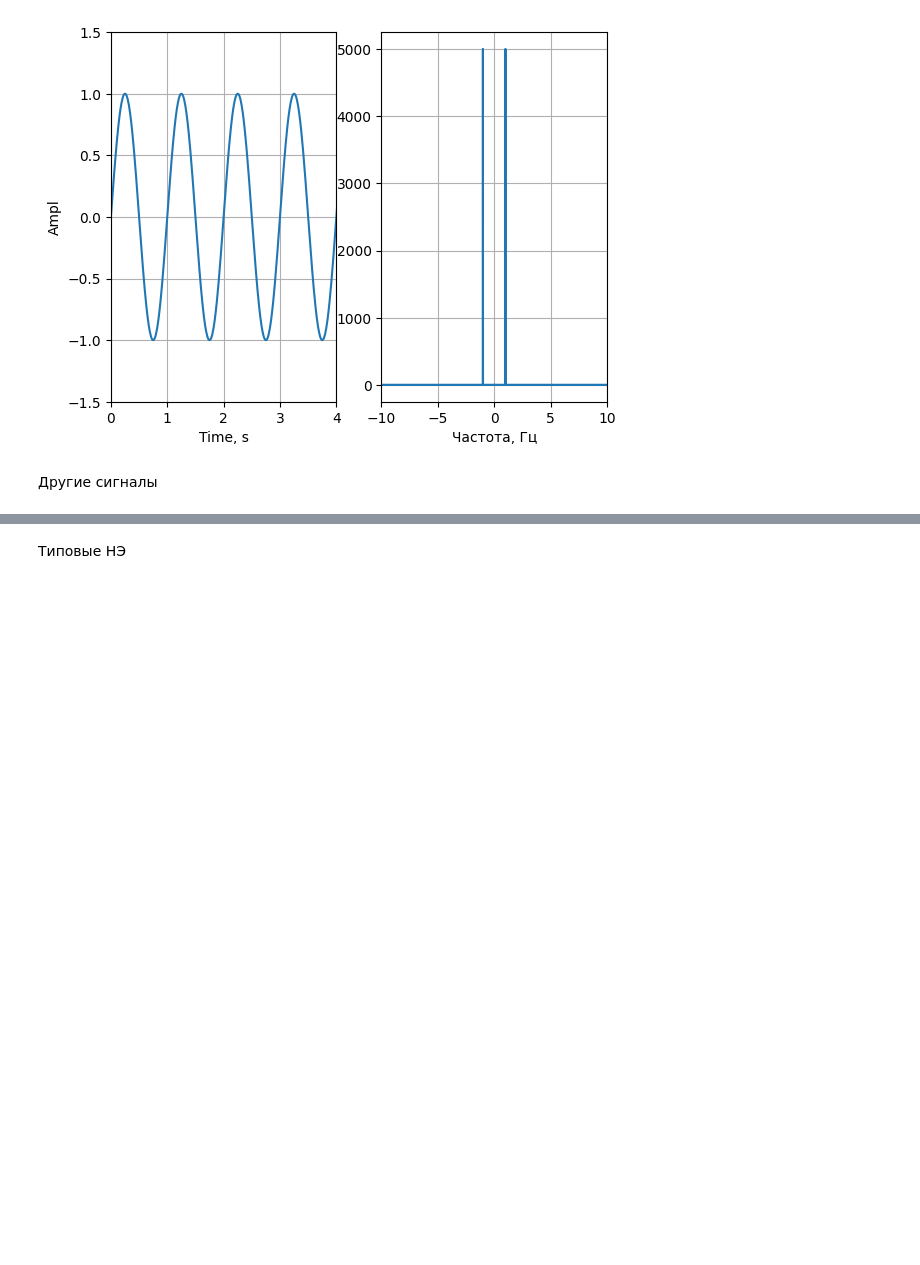
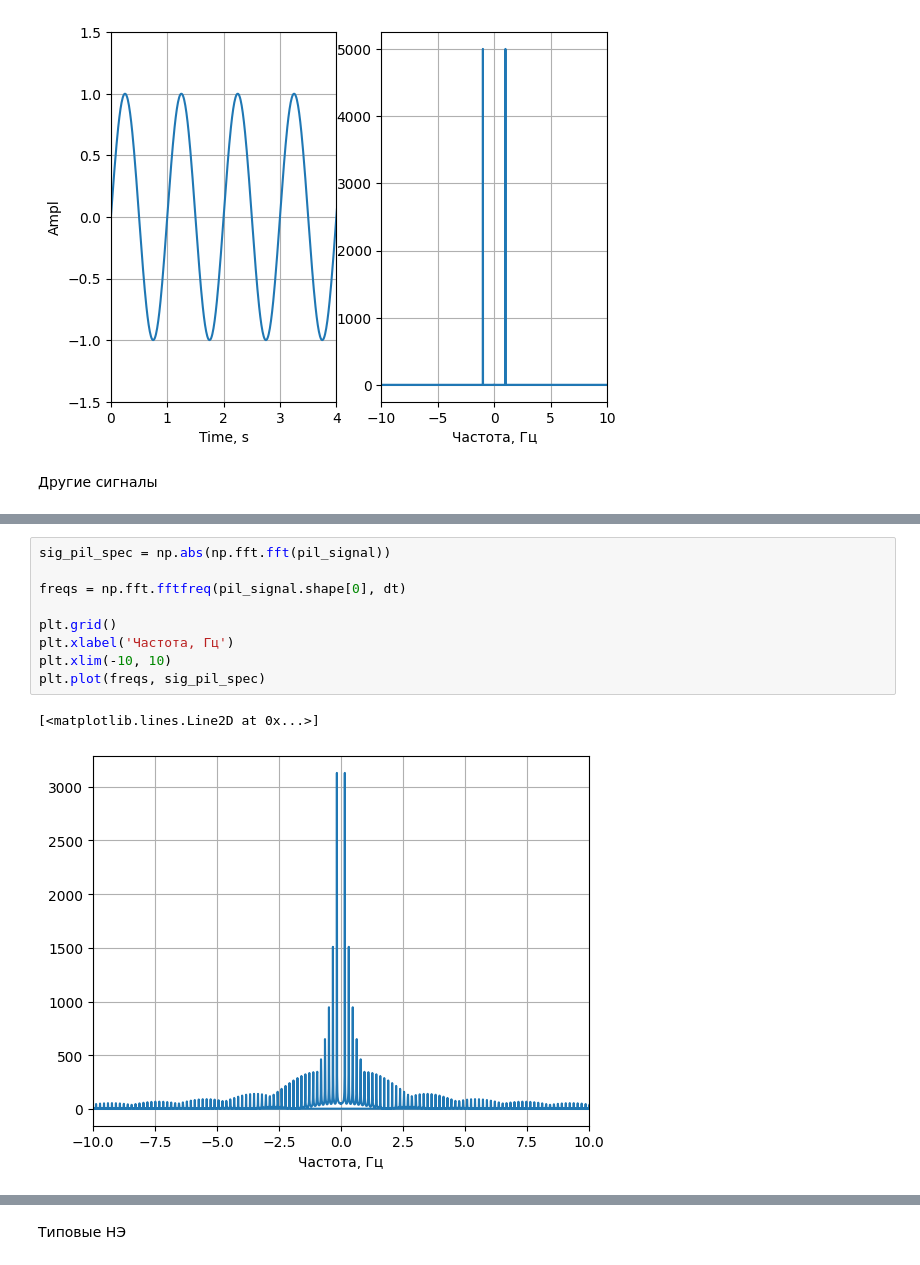
Before and after one commit to Filip-GG/TAU, a Jupyter notebook: 1/main.ipynb, the cells around one changed output, grey strips where cells are left out. Drawn from its saved outputs; the diff is of its cells as text; blank space fills up the shorter version.

```diff
--- a/1/main.ipynb
+++ b/1/main.ipynb
@@ -106,0 +119,12 @@ plt.plot(freqs, sig_sin_spec)
+# %%
+sig_pil_spec = np.abs(np.fft.fft(pil_signal))
+
+freqs = np.fft.fftfreq(pil_signal.shape[0], dt)
+
+plt.grid()
+plt.xlabel('Частота, Гц')
+plt.xlim(-10, 10)
+plt.plot(freqs, sig_pil_spec)
+# %% [output]
+[<matplotlib.lines.Line2D at 0x...>]
+[figure, added]
```
Also changed, not shown: parts of 19 cells of this notebook, 6 other files.
